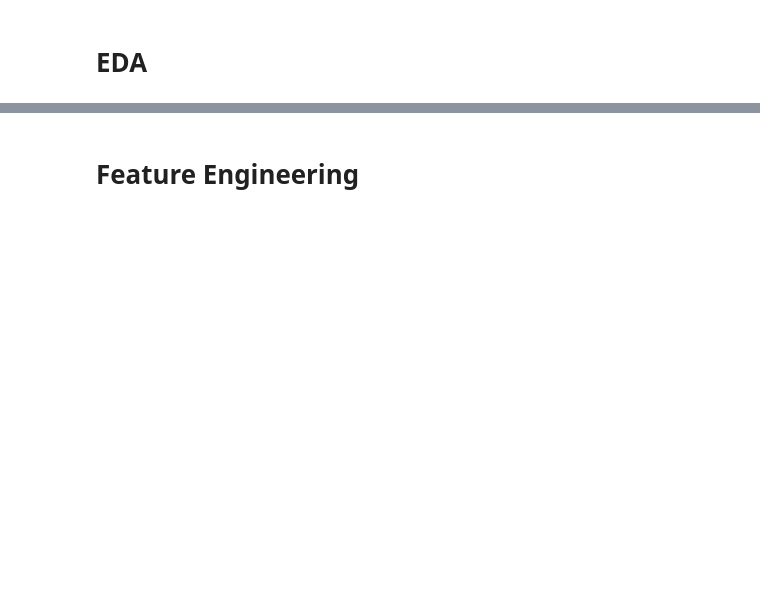
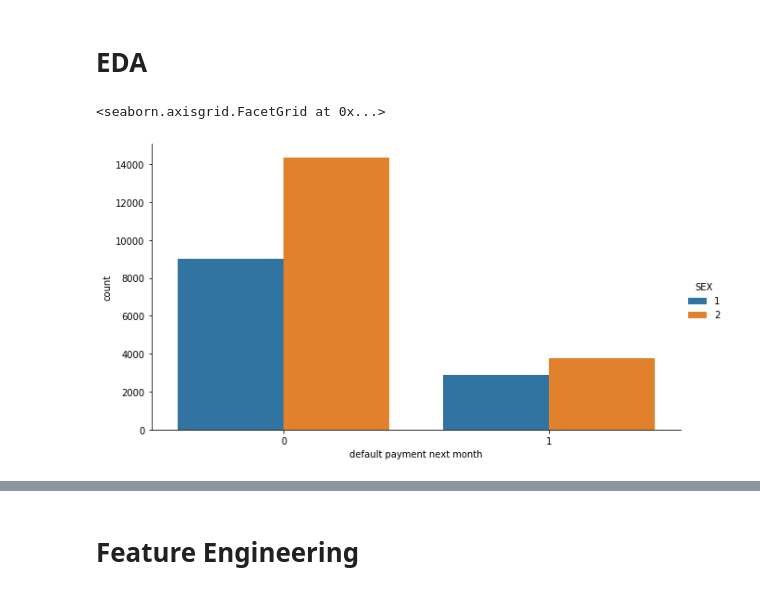
Before and after one commit to jlegner20/C5T3, a Jupyter notebook: C5T3.ipynb, the cells around one changed output, grey strips where cells are left out. Saved outputs shown, nothing was run; the diff lists cells and outputs as text; code cells hidden in the pictures; blank space fills up the shorter version.

```diff
--- a/C5T3.ipynb
+++ b/C5T3.ipynb
@@ -174,2 +223,7 @@ plt.show()
 # %% [markdown]
 # EDA
+# %%
+sn.factorplot('default payment next month', data=rawData, hue='SEX', kind='count', aspect=1.75)
+# %% [output]
+<seaborn.axisgrid.FacetGrid at 0x...>
+[figure, added]
```
Also changed, not shown: parts of 36 cells of this notebook.
